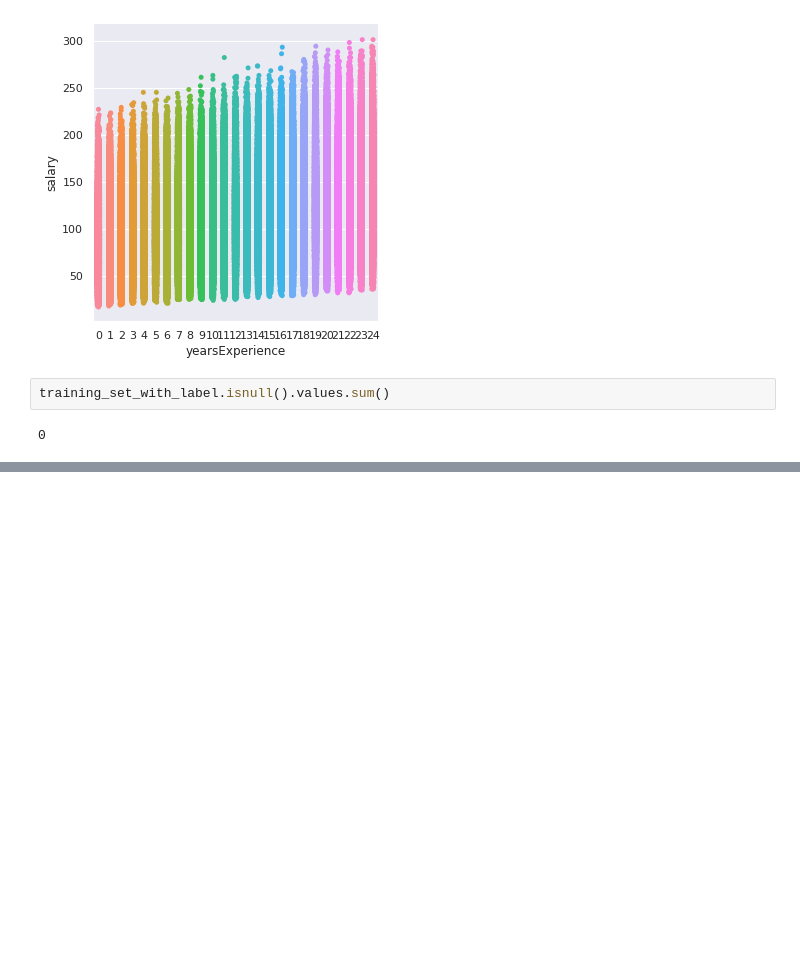
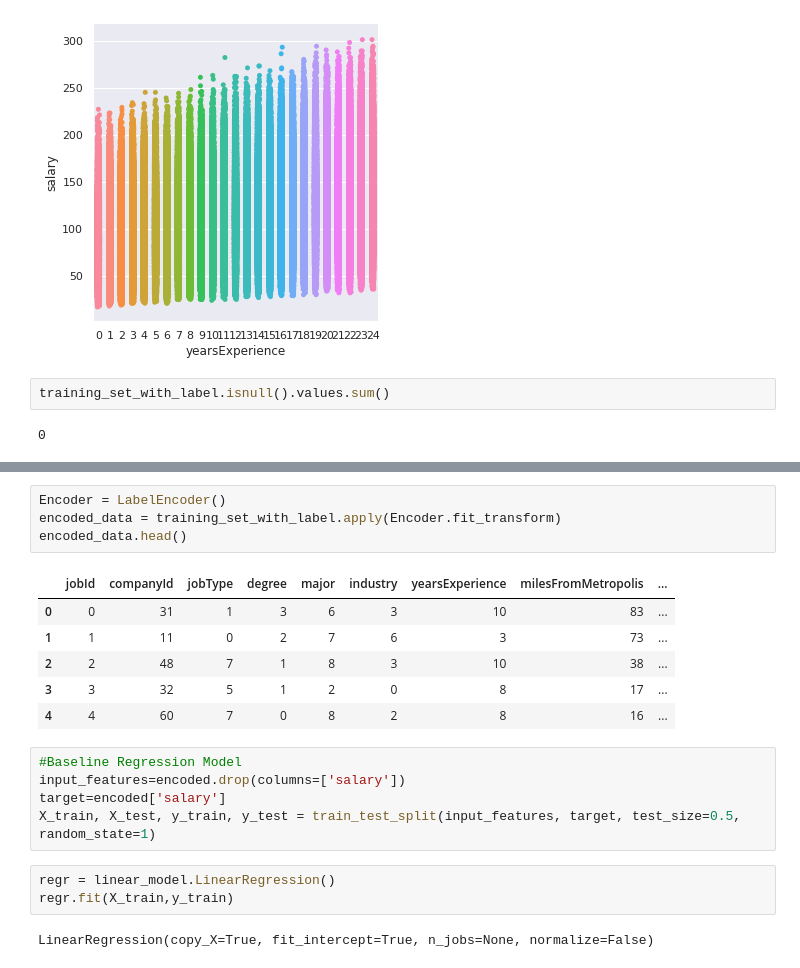
Before and after one commit to sagar625/SalaryPrediction, a Jupyter notebook: SalaryPrediction.ipynb, the cells around one changed output, grey strips where cells are left out. Saved outputs shown, nothing was run; the diff lists cells and outputs as text; blank space fills up the shorter version.

```diff
--- a/SalaryPrediction.ipynb
+++ b/SalaryPrediction.ipynb
@@ -251,0 +265,21 @@ Encoder = LabelEncoder()
+# %%
+Encoder = LabelEncoder()
+encoded_data = training_set_with_label.apply(Encoder.fit_transform)
+encoded_data.head()
+# %% [output]
+|  | jobId | companyId | jobType | degree | major | industry | yearsExperience | milesFromMetropolis | ... |
+| 0 | 0 | 31 | 1 | 3 | 6 | 3 | 10 | 83 | ... |
+| 1 | 1 | 11 | 0 | 2 | 7 | 6 | 3 | 73 | ... |
+| 2 | 2 | 48 | 7 | 1 | 8 | 3 | 10 | 38 | ... |
+| 3 | 3 | 32 | 5 | 1 | 2 | 0 | 8 | 17 | ... |
+| 4 | 4 | 60 | 7 | 0 | 8 | 2 | 8 | 16 | ... |
+# %%
+#Baseline Regression Model
+input_features=encoded.drop(columns=['salary'])
+target=encoded['salary']
+X_train, X_test, y_train, y_test = train_test_split(input_features, target, test_size=0.5, random_state=1)
+# %%
+regr = linear_model.LinearRegression()
+regr.fit(X_train,y_train)
+# %% [output]
+LinearRegression(copy_X=True, fit_intercept=True, n_jobs=None, normalize=False)
```
Also changed, not shown: parts of 6 cells of this notebook.
